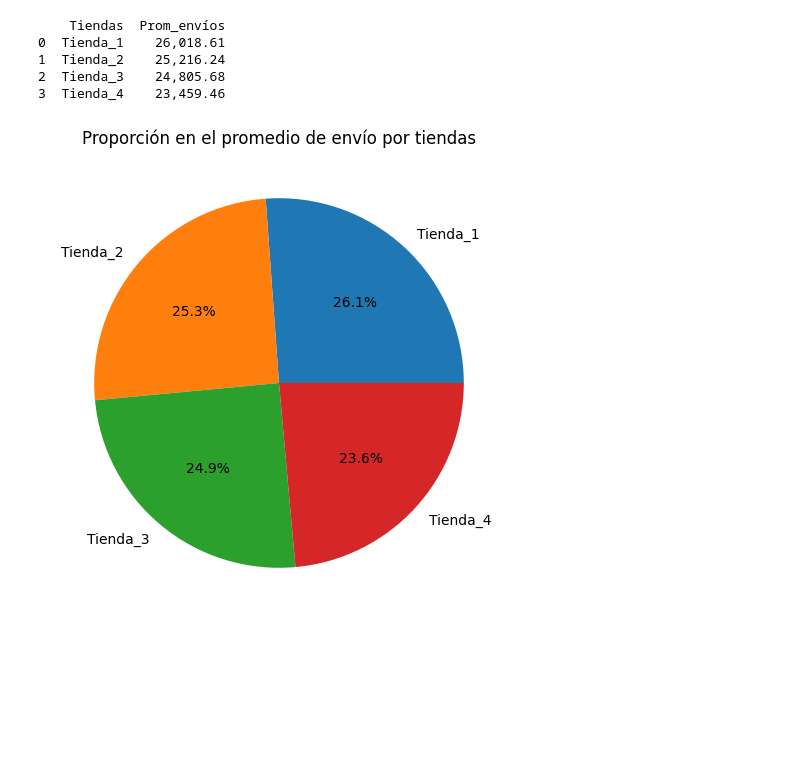
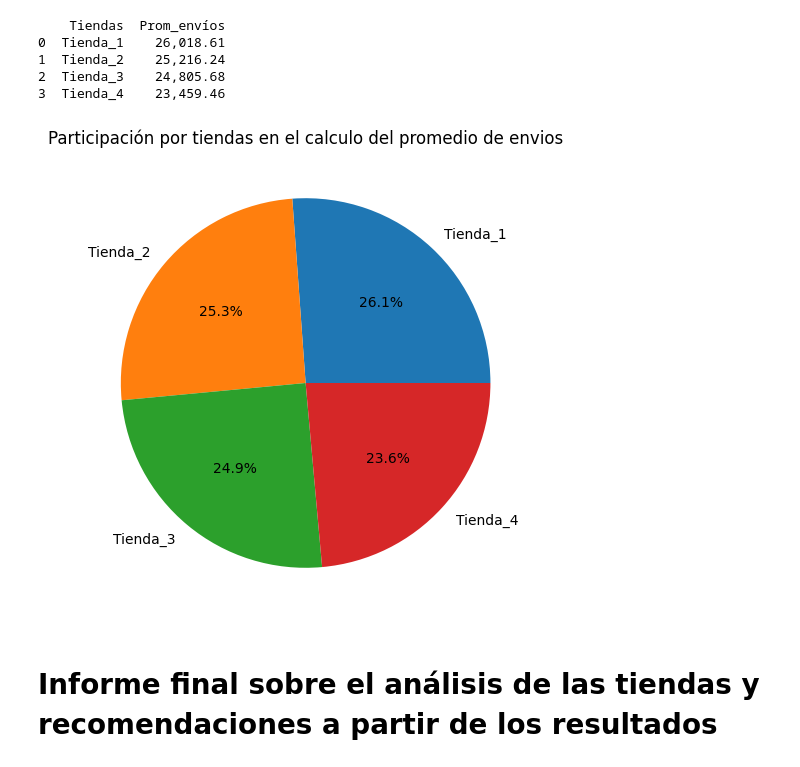
Before and after one commit to dvalderaa/Alura-Store_Latam, a Jupyter notebook: AluraStoreLatam.ipynb, the cells around one changed output. Saved outputs shown, nothing was run; the diff lists cells and outputs as text; code cells hidden in the pictures; blank space fills up the shorter version.

Commit message:
Conclusiones y recomendaciones finales

```diff
--- a/AluraStoreLatam.ipynb
+++ b/AluraStoreLatam.ipynb
@@ -312,12 +363,15 @@ print(envio_prom_t.sort_values('Prom_envíos', ascending=False))
 # %%
 #Podemos representar la proporcionalidad de de los promedios a través de un grafico circular
 
 gr_envio_prom_t = envio_prom_t.set_index('Tiendas')['Prom_envíos'].plot(
     kind='pie',
     autopct='%1.1f%%',
-    title='Proporción en el promedio de envío por tiendas',
+    title='Participación por tiendas en el calculo del promedio de envios',
     figsize = (6,6),
     ylabel=''
     )
+plt.show(gr_envio_prom_t)
 # %% [output]
-[figure, old version]
+[figure, new version]
+# %% [markdown]
+# **Informe final sobre el análisis de las tiendas y recomendaciones a partir de los resultados**
```
Also changed, not shown: parts of 26 cells of this notebook.
